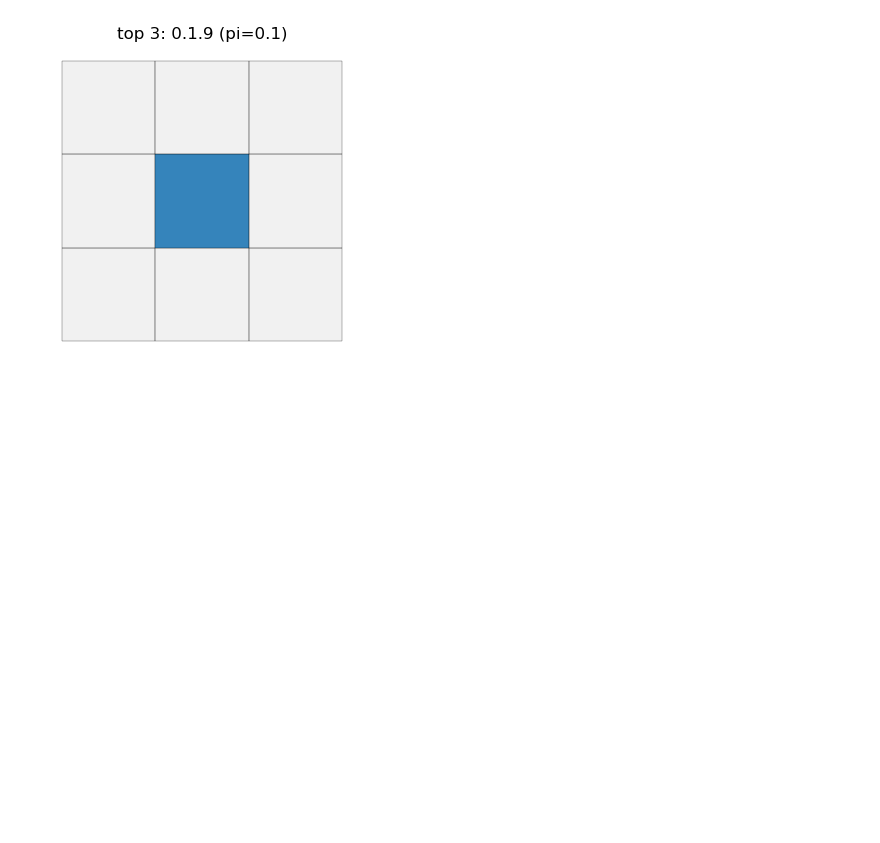
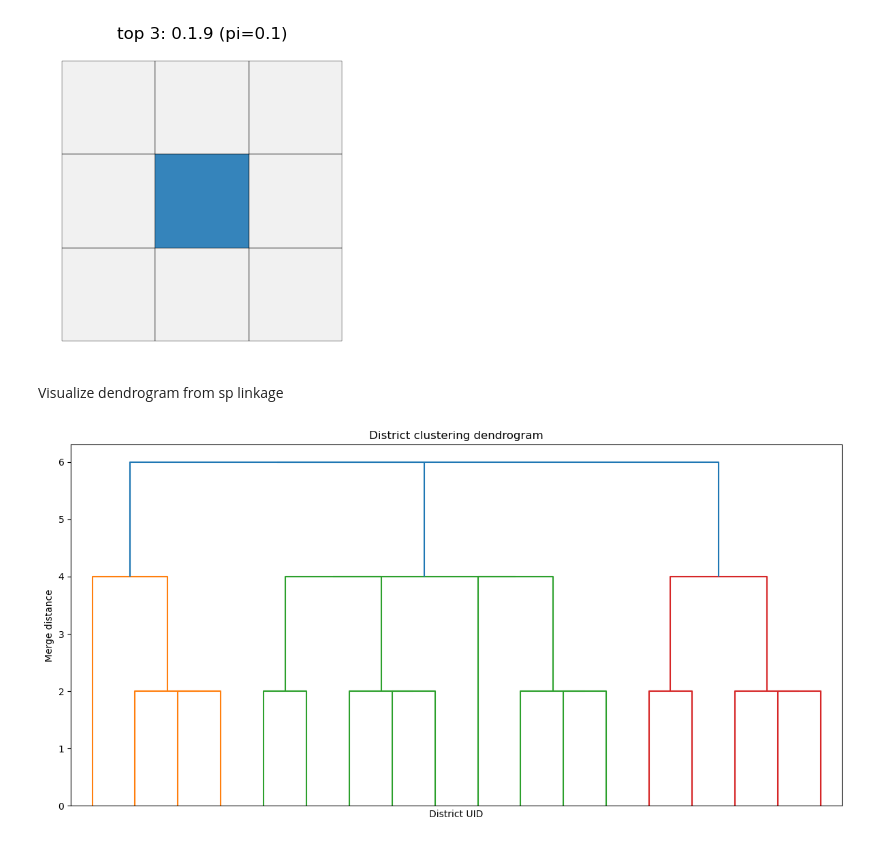
Before and after one commit to EdwardZhangYale/gmstrat, a Jupyter notebook: demo.ipynb, the cells around one changed output. Saved outputs shown, nothing was run; the diff lists cells and outputs as text; code cells hidden in the pictures; blank space fills up the shorter version.

```diff
--- a/demo.ipynb
+++ b/demo.ipynb
@@ -143,3 +144,18 @@ for i, row in df_top.iterrows():
 [figure]
 [figure]
 [figure]
+# %% [markdown]
+Visualize dendrogram from sp linkage
+# %%
+def plot_dendrogram_from_linkage(Z, no_labels=True):
+    fig, ax = plt.subplots(figsize=(12, 6))
+    dendrogram(Z, ax=ax, no_labels=no_labels)
+    ax.set_xlabel("District UID")
+    ax.set_ylabel("Merge distance")
+    ax.set_title("District clustering dendrogram")
+    plt.tight_layout()
+    plt.show()
+
+plot_dendrogram_from_linkage(np.load(sp.paths.linkage).astype(np.float64))
+# %% [output]
+[figure, added]
```
Also changed, not shown: parts of 1 cell of this notebook, 5 other files.
